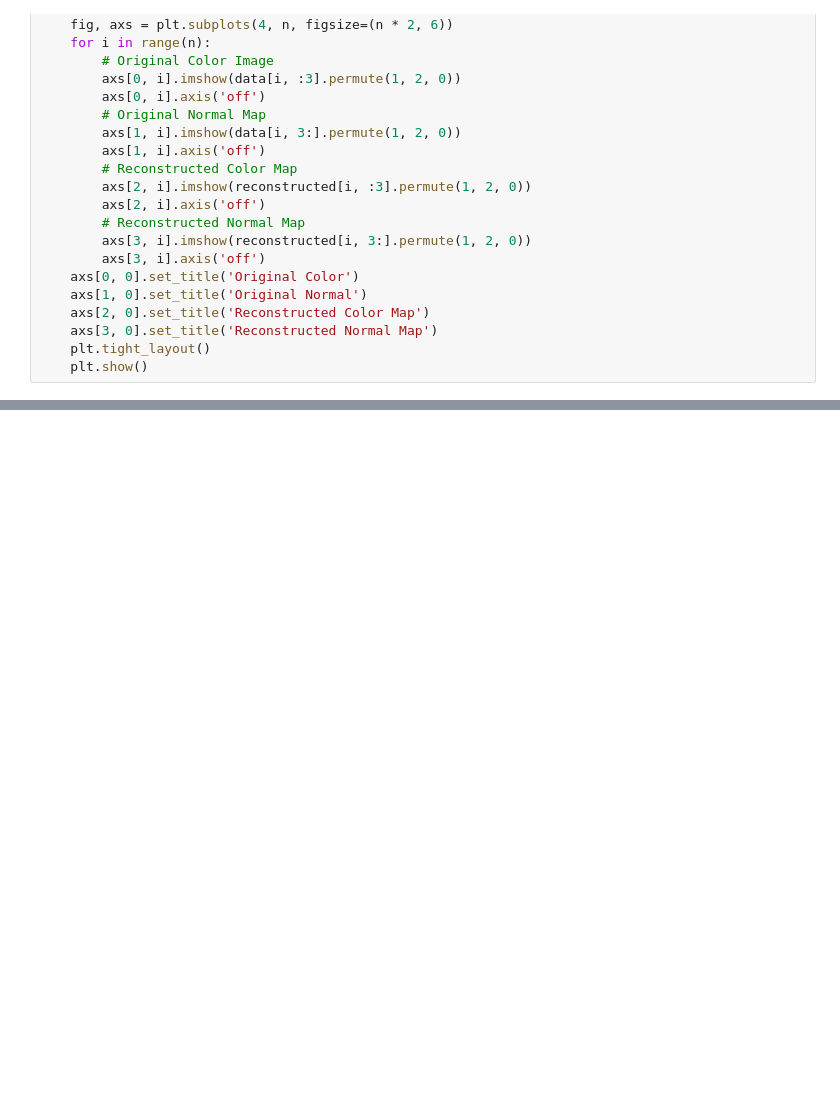
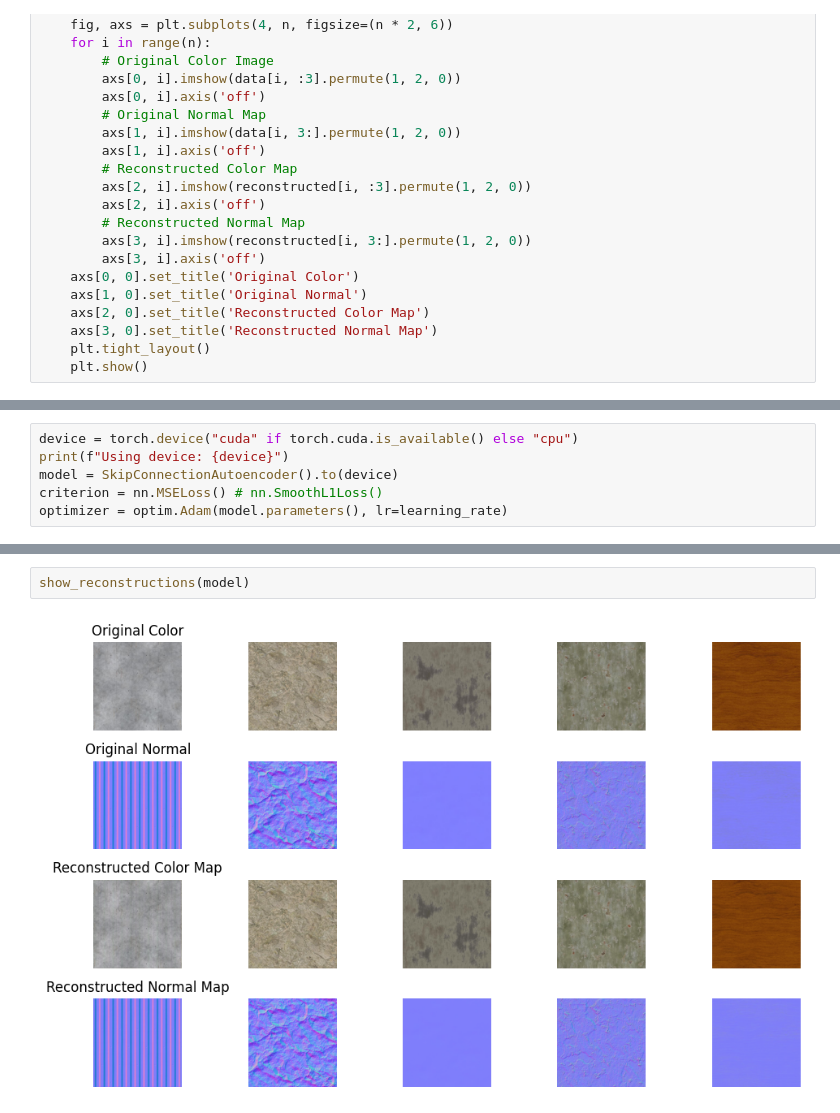
Before and after one commit to ChefSteveP/neural-texture-compression, a Jupyter notebook: models/raw_model/raw_autoencoder.ipynb, the cells around one changed output, grey strips where cells are left out. Drawn from its saved outputs; the diff is of its cells as text; blank space fills up the shorter version.

Commit message:
added skip connection AE

```diff
--- a/models/raw_model/raw_autoencoder.ipynb
+++ b/models/raw_model/raw_autoencoder.ipynb
@@ -321,0 +394,6 @@ show_reconstructions(model)
+# %%
+device = torch.device("cuda" if torch.cuda.is_available() else "cpu")
+print(f"Using device: {device}")
+model = SkipConnectionAutoencoder().to(device)
+criterion = nn.MSELoss() # nn.SmoothL1Loss()
+optimizer = optim.Adam(model.parameters(), lr=learning_rate)
@@ -321,0 +432,4 @@ show_reconstructions(model)
+# %%
+show_reconstructions(model)
+# %% [output]
+[figure, added]
```
Also changed, not shown: parts of 8 cells of this notebook.
